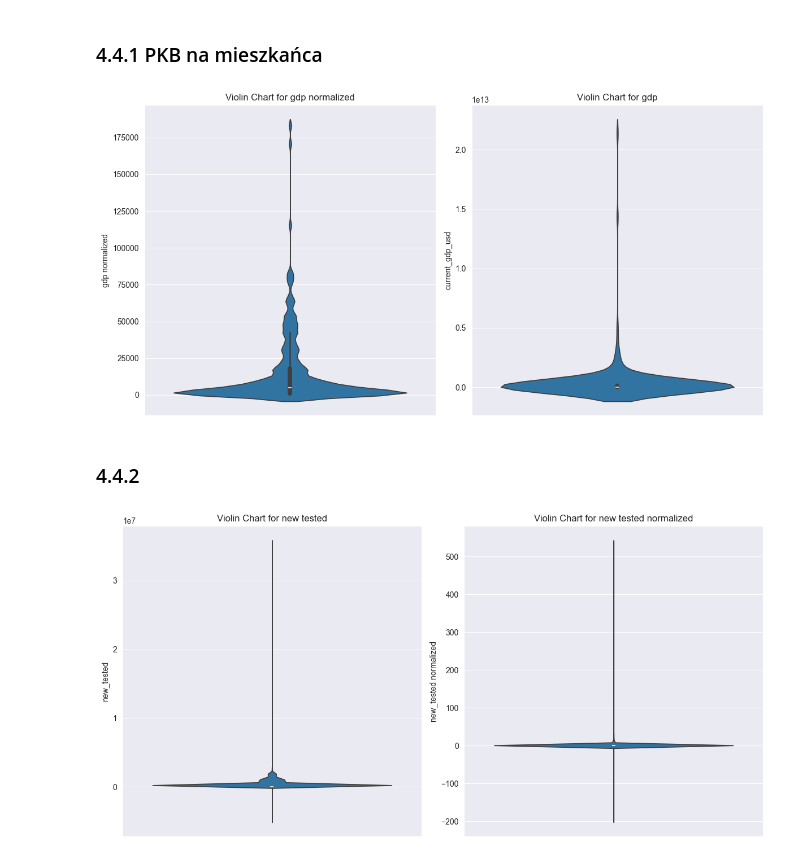
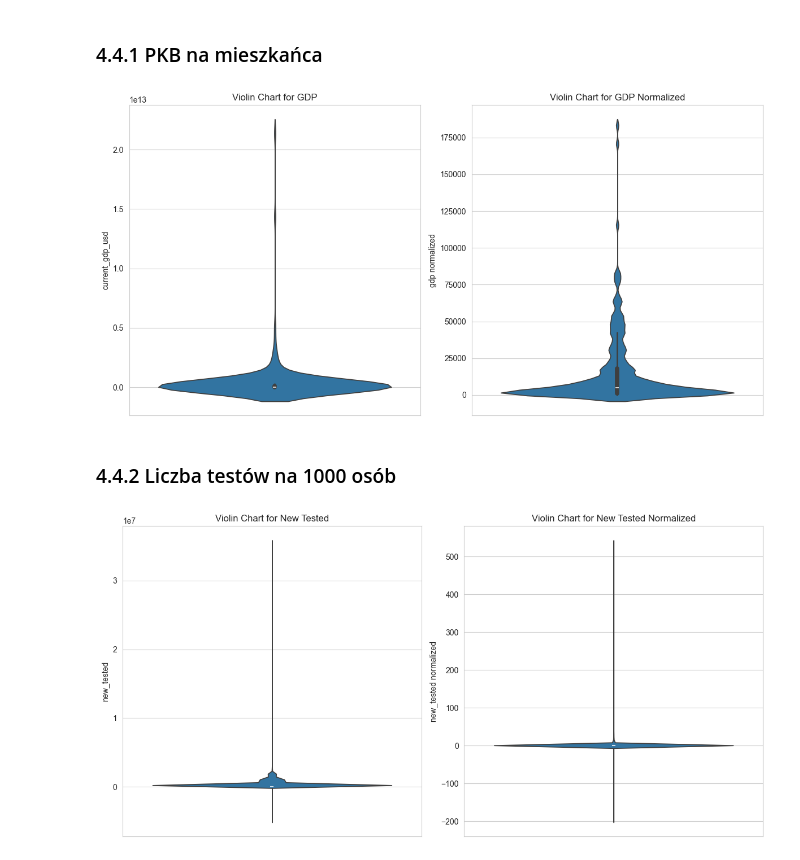
Before and after one commit to Goul4sh/BigData, a Jupyter notebook: Zad2/Zad2.ipynb, the cells around one changed output. Saved outputs shown, nothing was run; the diff lists cells and outputs as text; code cells hidden in the pictures.

```diff
--- a/Zad2/Zad2.ipynb
+++ b/Zad2/Zad2.ipynb
@@ -75,7 +79,7 @@ flierprops = {
     'linestyle': 'none'
 }
 # %%
-df['year_quarter'] = df['date'].dt.year.astype(str) + '-Q' + df['date'].dt.quarter.astype(str)
+df['Year and quarter'] = df['date'].dt.year.astype(str) + '-Q' + df['date'].dt.quarter.astype(str)
 
 fig, ax = plt.subplots(figsize=(10, 6))
 fig.patch.set_facecolor('lightgray')
@@ -92,7 +96,7 @@ fig.patch.set_facecolor('lightgray')
 ax.set_facecolor('whitesmoke')
 
 
-sns.boxplot(y='new_confirmed',  x='year_quarter' ,data=df, flierprops = flierprops)
+sns.boxplot(y='new_confirmed',  x='Year and quarter' ,data=df, flierprops = flierprops)
 ax.set_yscale('symlog',linthresh =100)
 plt.title('Box Plot of New Confirmed Cases')
 plt.ylabel('New Confirmed Cases')
@@ -946,4 +953,5 @@ plt.show()
 # %% [markdown]
 ## Część czwarta.
 # %%
-df2
+
+df3 = pd.read_csv("part5bigdata.csv")
@@ -967,10 +961,11 @@ df_normalized['date'] = pd.to_datetime(df_normalized['date'])
 df3['date'] = pd.to_datetime(df3['date'])
 df_normalized = df_normalized.merge(df2[['country_name', 'current_gdp_usd']], left_on='country_name', right_on='country_name')
 df_normalized = df_normalized.merge(
-    df3[['country_name', 'date', 'new_hospitalized_patients', 'new_tested']],
+    df3[['country_name', 'date', 'new_hospitalized_patients', 'new_tested','population_urban']],
     left_on=['country_name', 'date'],
     right_on=['country_name', 'date']
 )
+df_normalized = df_normalized.fillna(0)
 df_normalized
 # %% [output]
 |  | date | country_name | new_confirmed | cumulative_confirmed | new_deceased | cumulative_persons_vaccinated | ... |
@@ -1067,20 +1062,19 @@ plt.show()
 # %%
 df_normalized["gdp normalized"] = (df_normalized["current_gdp_usd"] / df_normalized["population"])
 fig, axes = plt.subplots(1, 2, figsize=(12, 6))
 
-sns.violinplot(y='gdp normalized', data=df_normalized, ax=axes[0])
-axes[0].set_title('Violin Chart for gdp normalized')
+sns.violinplot(y='current_gdp_usd', data=df2, ax=axes[0])
+axes[0].set_title('Violin Chart for GDP')
 
-sns.violinplot(y='current_gdp_usd', data=df2, ax=axes[1])
-axes[1].set_title('Violin Chart for gdp')
-
+sns.violinplot(y='gdp normalized', data=df_normalized, ax=axes[1])
+axes[1].set_title('Violin Chart for GDP Normalized')
 
 plt.tight_layout()
 plt.show()
 # %% [output]
-[figure, old version]
+[figure, new version]
 # %% [markdown]
-### 4.4.2
+### 4.4.2 Liczba testów na 1000 osób
 # %%
 df_normalized["new_tested normalized"] = (df_normalized["new_tested"] / df_normalized["population"]) * 1000
 
```
Also changed, not shown: parts of 21 cells of this notebook.
